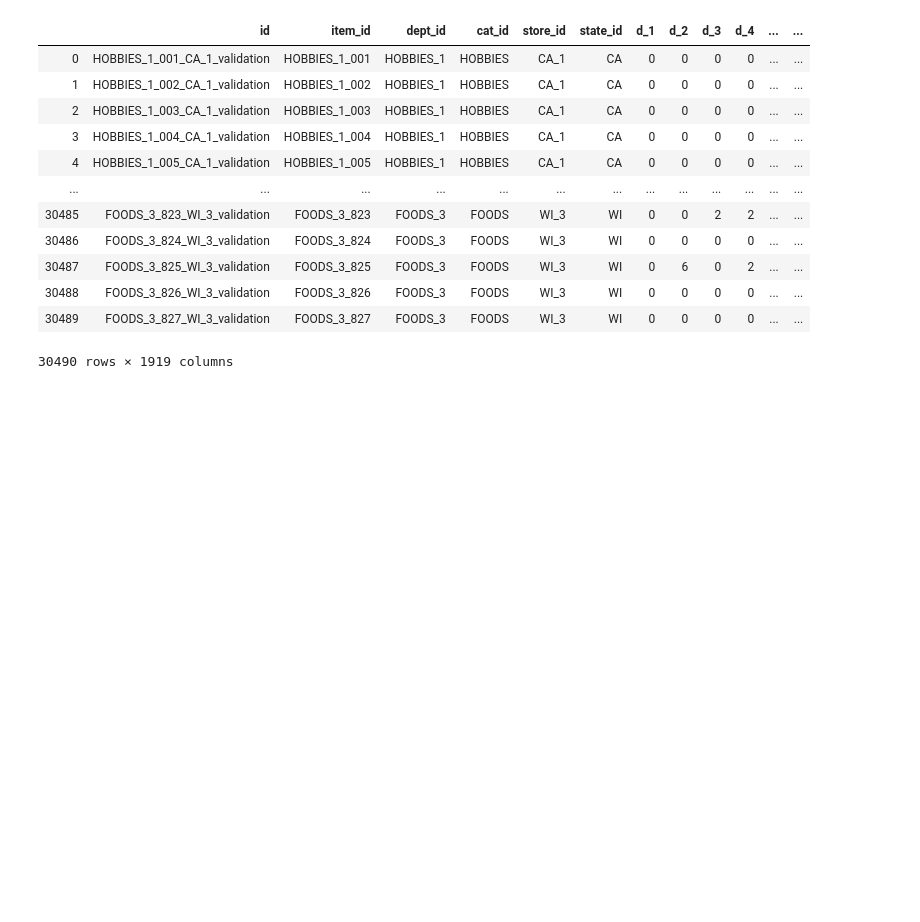
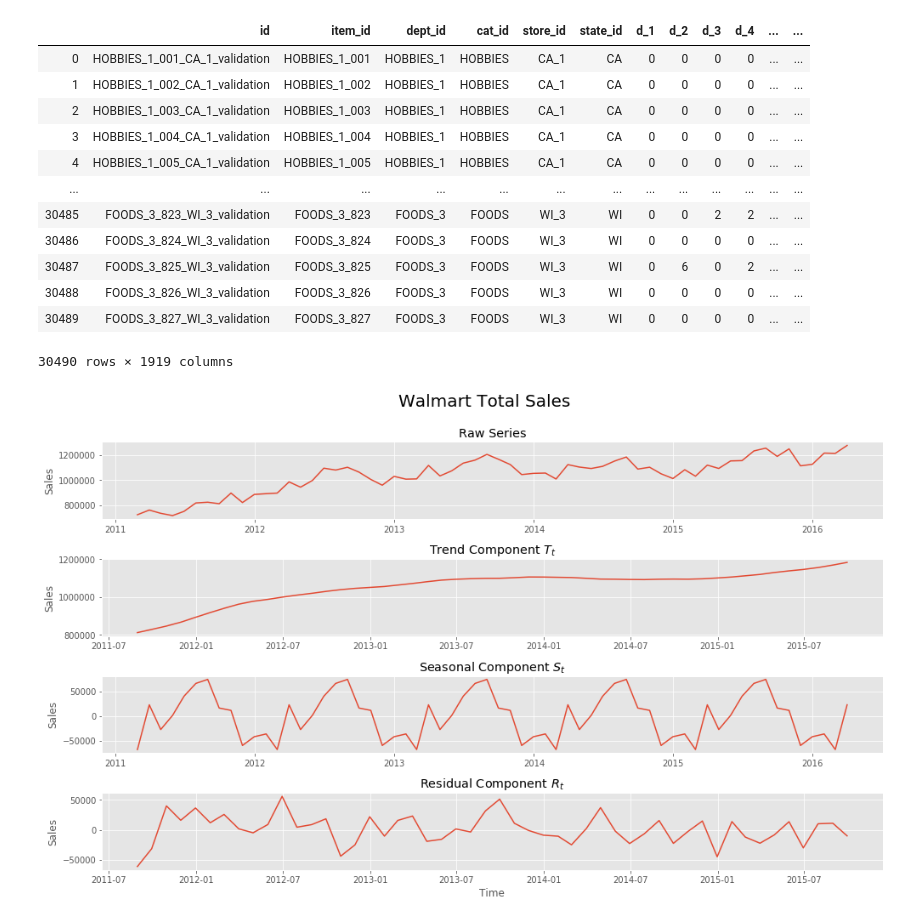
Before and after one commit to alecjonas/Forecasting_Walmart_Sales, a Jupyter notebook: notebooks/forecasting2.ipynb, the cells around one changed output. Cells and saved outputs as stored; diff of their text form; code cells hidden in the pictures; blank space fills up the shorter version.

```diff
--- a/notebooks/forecasting2.ipynb
+++ b/notebooks/forecasting2.ipynb
@@ -52,8 +52,9 @@ def make_date_time(Series):
 
 #To make a graph with a linear trendline
 def plot_trend_data(ax, name, series):
-    ax.plot(series.index, series)
+    ax.plot(series.index, series, label = 'Sales')
     ax.set_title(name)
+    ax.legend()
 
 def to_col_vector(arr):
     """Convert a one dimensional numpy array to a column vector."""
@@ -73,7 +74,8 @@ def fit_linear_trend(series):
 def plot_linear_trend(ax, name, series):
     linear_trend = fit_linear_trend(series)
     plot_trend_data(ax, name, series)
-    ax.plot(series.index, linear_trend)
+    ax.plot(series.index, linear_trend, label = 'Trend')
+    ax.legend()
 
 # To make a detrended graph
 def detrended_graph(Series):
@@ -233,6 +235,7 @@ class graphs():
         plot_linear_trend(ax, self.name, resample_series(self.series, self.interval))
         ax.set_xlabel('Time')
         ax.set_ylabel('Sales')
+        ax.legend()
         plt.tight_layout()
 # %%
 sales_train = pd.read_csv('../data/sales_train_validation.csv')
@@ -972,3 +995,10 @@ sales_train
 | 30488 | FOODS_3_826_WI_3_validation | FOODS_3_826 | FOODS_3 | FOODS | WI_3 | WI | 0 | 0 | 0 | 0 | ... | ... |
 | 30489 | FOODS_3_827_WI_3_validation | FOODS_3_827 | FOODS_3 | FOODS | WI_3 | WI | 0 | 0 | 0 | 0 | ... | ... |
 30490 rows × 1919 columns
+# %%
+a = graphs(big_all, 'M', 'Walmart Total Sales')
+# %%
+a.TSR()
+plt.savefig('../images/big_all_tsr')
+# %% [output]
+[figure, added]
```
Also changed, not shown: parts of 5 cells of this notebook, 19 other files.
